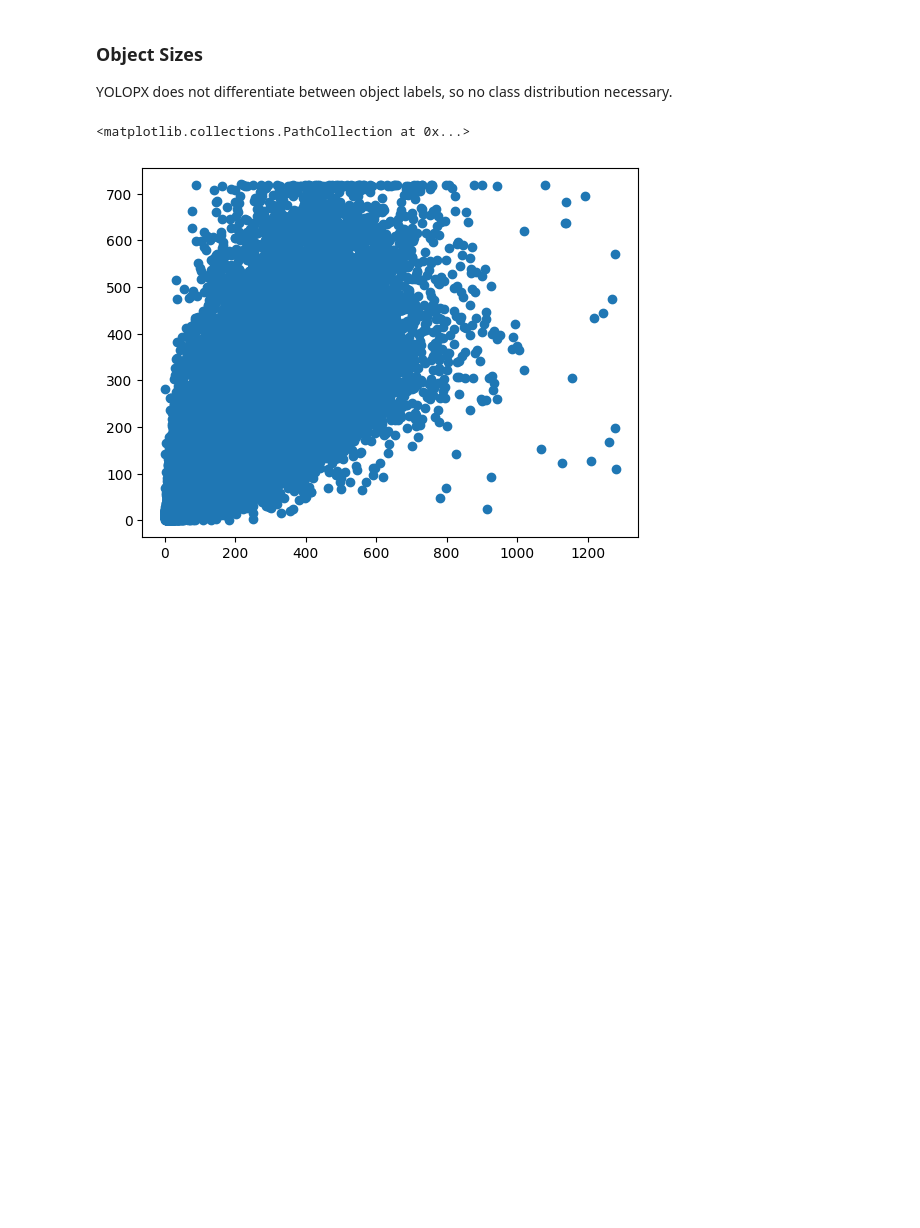
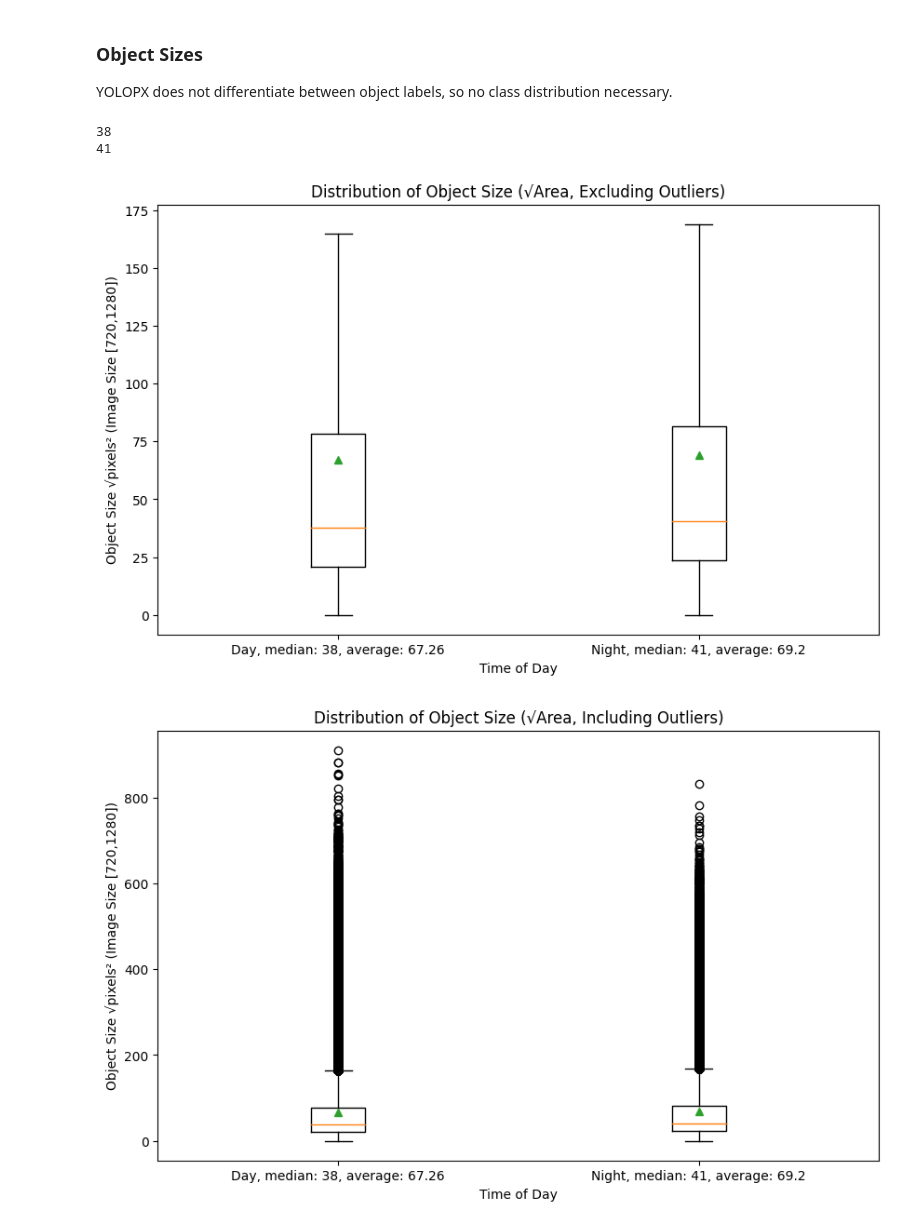
Before and after one commit to jsluijter02/LightSB_YOLO, a Jupyter notebook: notebooks/data_exploration/data_exploration.ipynb, the cells around one changed output. Saved outputs shown, nothing was run; the diff lists cells and outputs as text; code cells hidden in the pictures; blank space fills up the shorter version.

```diff
--- a/notebooks/data_exploration/data_exploration.ipynb
+++ b/notebooks/data_exploration/data_exploration.ipynb
@@ -140,24 +190,74 @@ def how_large(width, height):
 # %%
 img_size = [720,1280]
-day_labels_w = []
-day_labels_h = []
+day_labels_area = []
+day_small_objects = []
 for instance in train_day:
     labels = instance['label']
     for label in labels:
         width = label[3] * img_size[1]
         height = label[4] * img_size[0]
-        day_labels_w.append(width)
-        day_labels_h.append(height)
+        day_labels_area.append(np.sqrt(width*height))
+
+        if width <= 32 and height <= 32:
+            day_small_objects.append(instance['image'])
 
 for instance in val_day:
     labels = instance['label']
     for label in labels:
         width = label[3] * img_size[1]
         height = label[4] * img_size[0]
-        day_labels_w.append(width)
-        day_labels_h.append(height)
+        day_labels_area.append(np.sqrt(width*height))
+        if width <= 32 and height <= 32:
+            day_small_objects.append(instance['image'])
 
-plt.scatter(day_labels_w, day_labels_h)
+night_labels_area = []
+night_small_objects = []
+for instance in train_night:
+    labels = instance['label']
+    for label in labels:
+        width = label[3] * img_size[1]
+        height = label[4] * img_size[0]
+        night_labels_area.append(np.sqrt(width*height))
+        if width <= 32 and height <= 32:
+            night_small_objects.append(instance['image'])
+
+
+for instance in val_night:
+    labels = instance['label']
+    for label in labels:
+        width = label[3] * img_size[1]
+        height = label[4] * img_size[0]
+        night_labels_area.append(np.sqrt(width*height))
+        if width <= 32 and height <= 32:
+            night_small_objects.append(instance['image'])
+
+day_avg = round(np.average(day_labels_area), ndigits=2)
+night_avg = round(np.average(night_labels_area), ndigits=2)
+
+day_median = round(np.median(day_labels_area))
+print(day_median)
+night_median = round(np.median(night_labels_area))
+print(night_median)
+
+plt.figure(figsize=(10,6))
+plt.boxplot([day_labels_area, night_labels_area], labels=([f"Day, median: {day_median}, average: {day_avg}", f"Night, median: {night_median}, average: {night_avg}"]), showmeans=True, showfliers=False)
+# plt.yscale('log')
+plt.title('Distribution of Object Size (\u221AArea, Excluding Outliers)')
+plt.ylabel('Object Size \u221Apixels\u00b2 (Image Size [720,1280])')
+plt.xlabel('Time of Day')
+plt.savefig(os.path.join(save_path, 'areaofobjectsnooutliers.png'))
+plt.show()
+
+plt.figure(figsize=(10,6))
+plt.boxplot([day_labels_area, night_labels_area], labels=([f"Day, median: {day_median}, average: {day_avg}", f"Night, median: {night_median}, average: {night_avg}"]), showmeans=True, showfliers=True)
+# plt.yscale('log')
+plt.title('Distribution of Object Size (\u221AArea, Including Outliers)')
+plt.ylabel('Object Size \u221Apixels\u00b2 (Image Size [720,1280])')
+plt.xlabel('Time of Day')
+plt.savefig(os.path.join(save_path, 'areaofobjectsWITHoutliers.png'))
+plt.show()
 # %% [output]
-<matplotlib.collections.PathCollection at 0x...>
+38
+41
-[figure, old version]
+[figure, new version]
+[figure, added]
```
Also changed, not shown: parts of 5 cells of this notebook, 17 other files.
